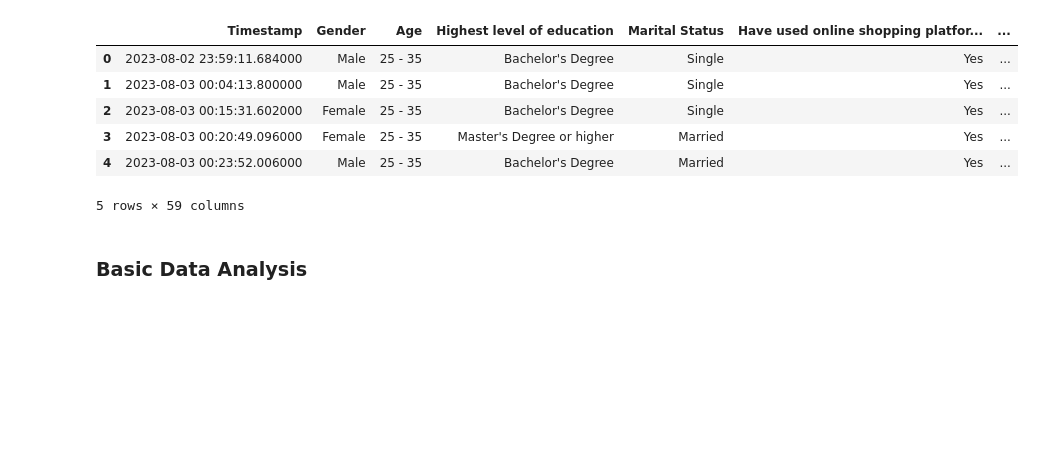
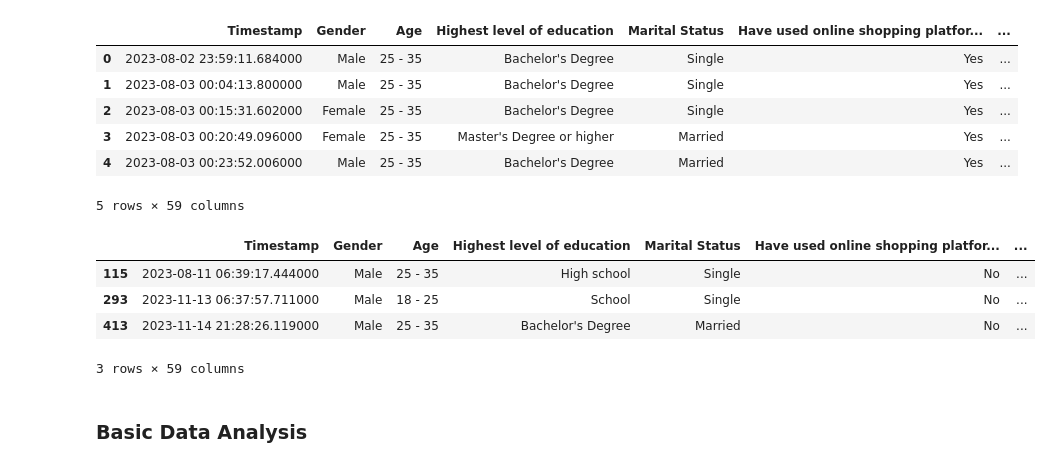
Before and after one commit to fernandonpa/Online_Purchase_Intention_Project, a Jupyter notebook: notebooks/01_data_cleaning/data_cleaning_praneeth.ipynb, the cells around one changed output. Saved outputs shown, nothing was run; the diff lists cells and outputs as text; code cells hidden in the pictures; blank space fills up the shorter version.

```diff
--- a/notebooks/01_data_cleaning/data_cleaning_praneeth.ipynb
+++ b/notebooks/01_data_cleaning/data_cleaning_praneeth.ipynb
@@ -37,6 +37,15 @@ df.head()
 | 3 | 2023-08-03 00:20:49.096000 | Female | 25 - 35 | Master's Degree or higher | Married | Yes | ... |
 | 4 | 2023-08-03 00:23:52.006000 | Male | 25 - 35 | Bachelor's Degree | Married | Yes | ... |
 5 rows × 59 columns
+# %%
+non_users = df[df["Have used online shopping platforms before "] == "No"]
+non_users
+# %% [output]
+|  | Timestamp | Gender | Age | Highest level of education | Marital Status | Have used online shopping platfor... | ... |
+| 115 | 2023-08-11 06:39:17.444000 | Male | 25 - 35 | High school | Single | No | ... |
+| 293 | 2023-11-13 06:37:57.711000 | Male | 18 - 25 | School | Single | No | ... |
+| 413 | 2023-11-14 21:28:26.119000 | Male | 25 - 35 | Bachelor's Degree | Married | No | ... |
+3 rows × 59 columns
 # %% [markdown]
 ### **Basic Data Analysis**
 # %%
```
Also changed, not shown: parts of 4 cells of this notebook, 2 other files.
